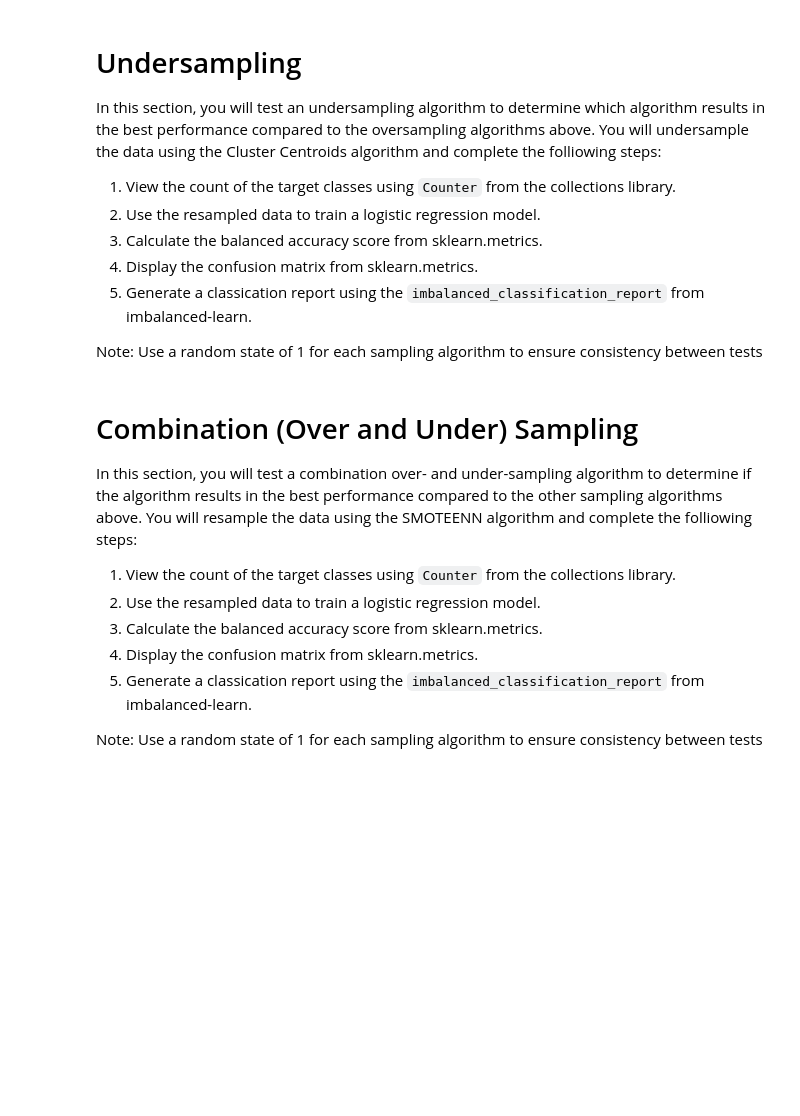
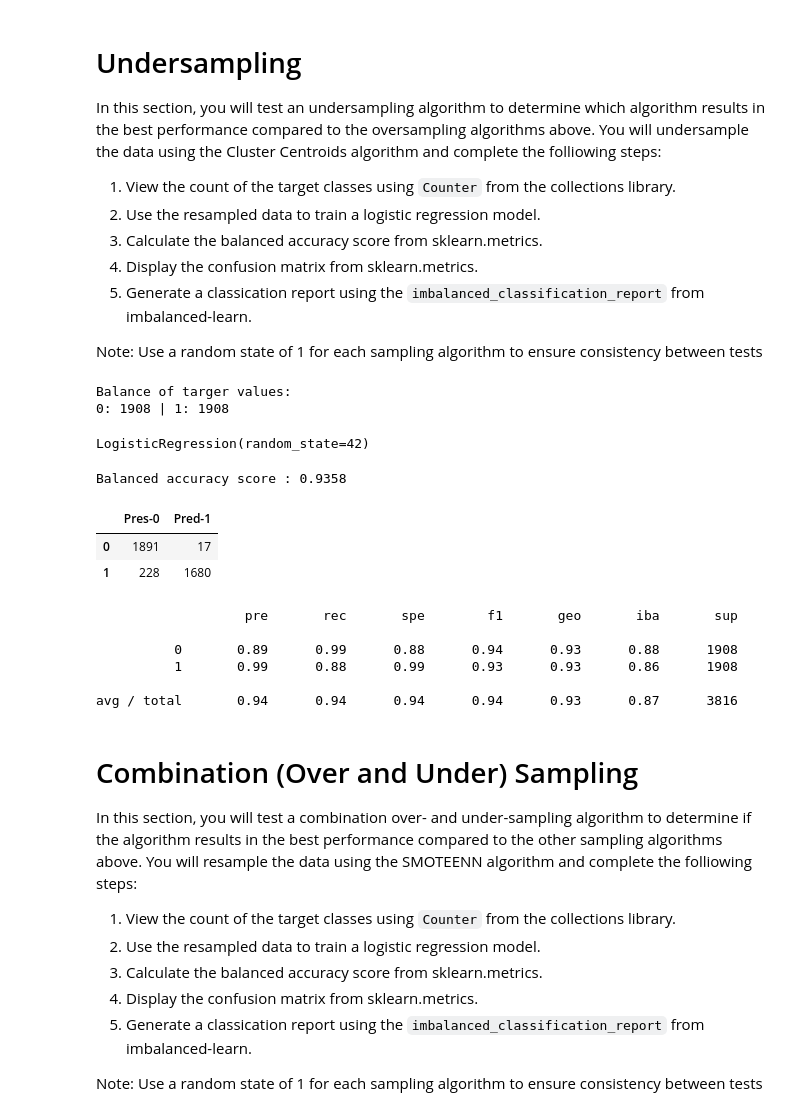
Before and after one commit to illyanyc/cu_fintech_assignments, a Jupyter notebook: 11_machine_learning/credit_risk_resampling.ipynb, the cells around one changed output. Drawn from its saved outputs; the diff is of its cells as text; code cells hidden in the pictures; blank space fills up the shorter version.

```diff
--- a/11_machine_learning/credit_risk_resampling.ipynb
+++ b/11_machine_learning/credit_risk_resampling.ipynb
@@ -207,10 +253,20 @@ In this section, you will test an undersampling algorithm to determine which alg
 Note: Use a random state of 1 for each sampling algorithm to ensure consistency between tests
 # %%
 # Resample the data using the ClusterCentroids resampler
-# YOUR CODE HERE
+from imblearn.under_sampling import ClusterCentroids
+
+X_resampled_cc, y_resampled_cc = ClusterCentroids(random_state=random_state,
+                                                  sampling_strategy=1.0).fit_resample(X_train_scaled,
+                                                                                      y_train)
 
 # View the count of target classes with Counter
-# YOUR CODE HERE
+print(f"Balance of targer values: \n0: {Counter(y_resampled_cc)[0]} | 1: {Counter(y_resampled_cc)[1]}")
+# %% [output]
+Balance of targer values:
+0: 1908 | 1: 1908
 # %%
 # Train the Logistic Regression model using the resampled data
-# YOUR CODE HERE
+cc_model = LogisticRegression(solver='lbfgs', random_state=random_state)
+cc_model.fit(X_resampled_cc, y_resampled_cc)
+# %% [output]
+LogisticRegression(random_state=42)
@@ -223,6 +273,26 @@ Note: Use a random state of 1 for each sampling algorithm to ensure consistency
+# %%
+# Calculated the balanced accuracy score
+y_pred_cc = cc_model.predict(X_resampled_cc)
+print(f"Balanced accuracy score : {round(balanced_accuracy_score(y_resampled_cc, y_pred_cc),4)}")
+# %% [output]
+Balanced accuracy score : 0.9358
+# %%
+# Display the confusion matrix
+pd.DataFrame(confusion_matrix(y_resampled_cc, y_pred_cc), columns=['Pres-0','Pred-1'], index=['0','1'])
+# %% [output]
+|  | Pres-0 | Pred-1 |
+| 0 | 1891 | 17 |
+| 1 | 228 | 1680 |
 # %%
 # Print the imbalanced classification report
-# YOUR CODE HERE
+print(classification_report_imbalanced(y_resampled_cc, y_pred_cc))
+# %% [output]
+                   pre       rec       spe        f1       geo       iba       sup
+
+          0       0.89      0.99      0.88      0.94      0.93      0.88      1908
+          1       0.99      0.88      0.99      0.93      0.93      0.86      1908
+
+avg / total       0.94      0.94      0.94      0.94      0.93      0.87      3816
 # %% [markdown]
 # Combination (Over and Under) Sampling
 
```
Also changed, not shown: parts of 32 cells of this notebook, 12 other files.
